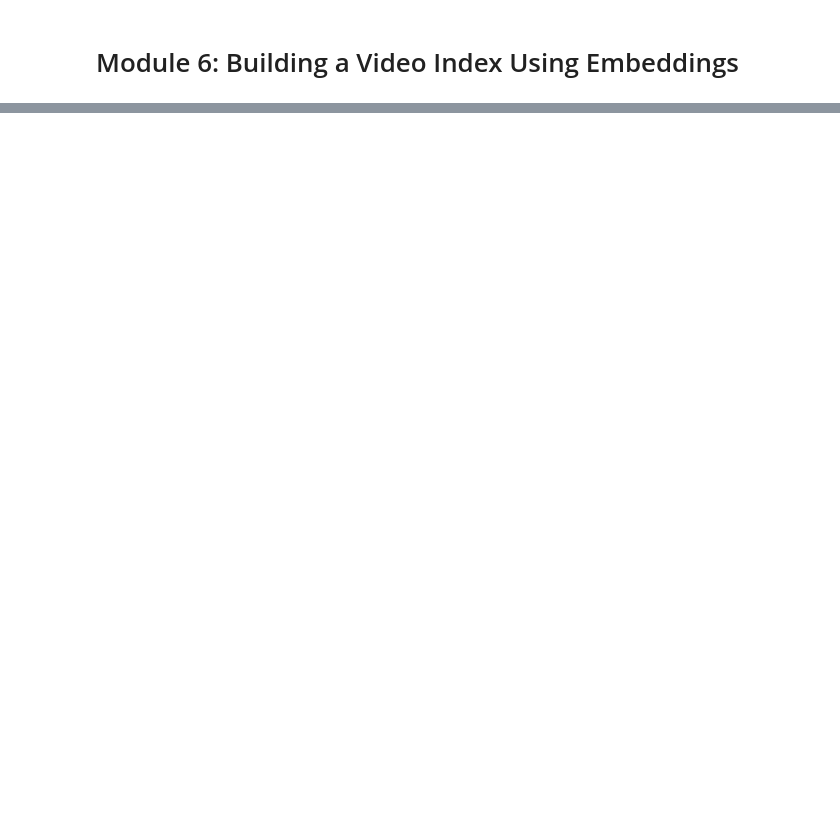
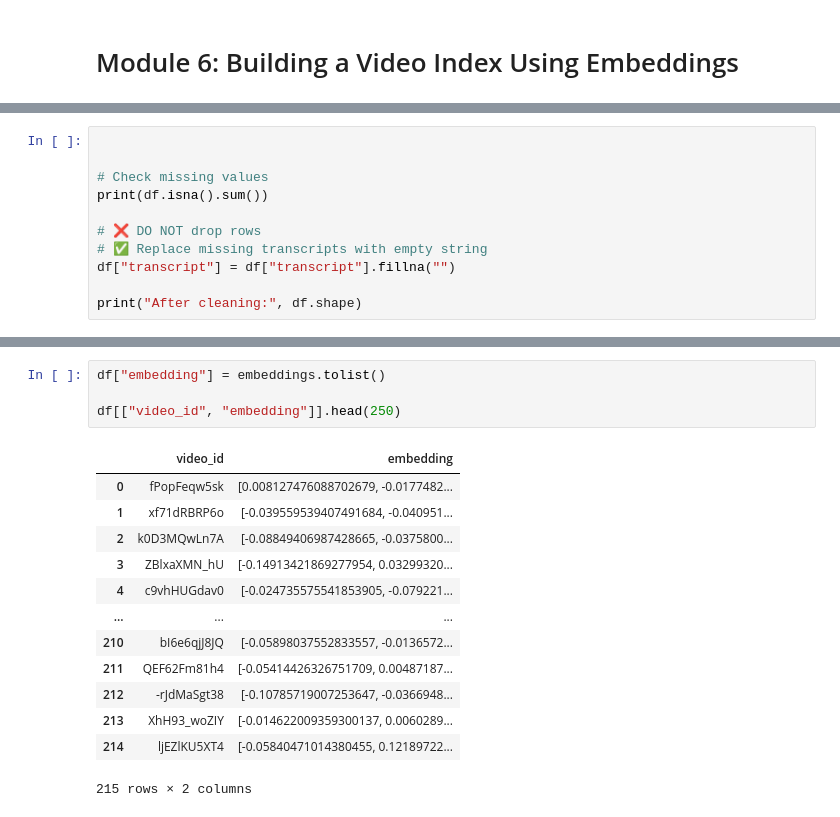
Before and after one commit to Joshika-Mentor/AI-Query-Tube, a Jupyter notebook: AI_Query_tube.ipynb, the cells around one changed output, grey strips where cells are left out. Cells and saved outputs as stored; diff of their text form; blank space fills up the shorter version.

```diff
--- a/AI_Query_tube.ipynb
+++ b/AI_Query_tube.ipynb
@@ -388,0 +542,11 @@ Top-3 Recall : 0.60
+# %%
+
+
+# Check missing values
+print(df.isna().sum())
+
+# ❌ DO NOT drop rows
+# ✅ Replace missing transcripts with empty string
+df["transcript"] = df["transcript"].fillna("")
+
+print("After cleaning:", df.shape)
@@ -388,0 +580,18 @@ Top-3 Recall : 0.60
+# %%
+df["embedding"] = embeddings.tolist()
+
+df[["video_id", "embedding"]].head(250)
+# %% [output]
+|  | video_id | embedding |
+| 0 | fPopFeqw5sk | [0.008127476088702679, -0.0177482... |
+| 1 | xf71dRBRP6o | [-0.039559539407491684, -0.040951... |
+| 2 | k0D3MQwLn7A | [-0.08849406987428665, -0.0375800... |
+| 3 | ZBlxaXMN_hU | [-0.14913421869277954, 0.03299320... |
+| 4 | c9vhHUGdav0 | [-0.024735575541853905, -0.079221... |
+| ... | ... | ... |
+| 210 | bI6e6qjJ8JQ | [-0.05898037552833557, -0.0136572... |
+| 211 | QEF62Fm81h4 | [-0.05414426326751709, 0.00487187... |
+| 212 | -rJdMaSgt38 | [-0.10785719007253647, -0.0366948... |
+| 213 | XhH93_woZIY | [-0.014622009359300137, 0.0060289... |
+| 214 | ljEZlKU5XT4 | [-0.05840471014380455, 0.12189722... |
+215 rows × 2 columns
```
Also changed, not shown: parts of 39 cells of this notebook, 1 other file.
